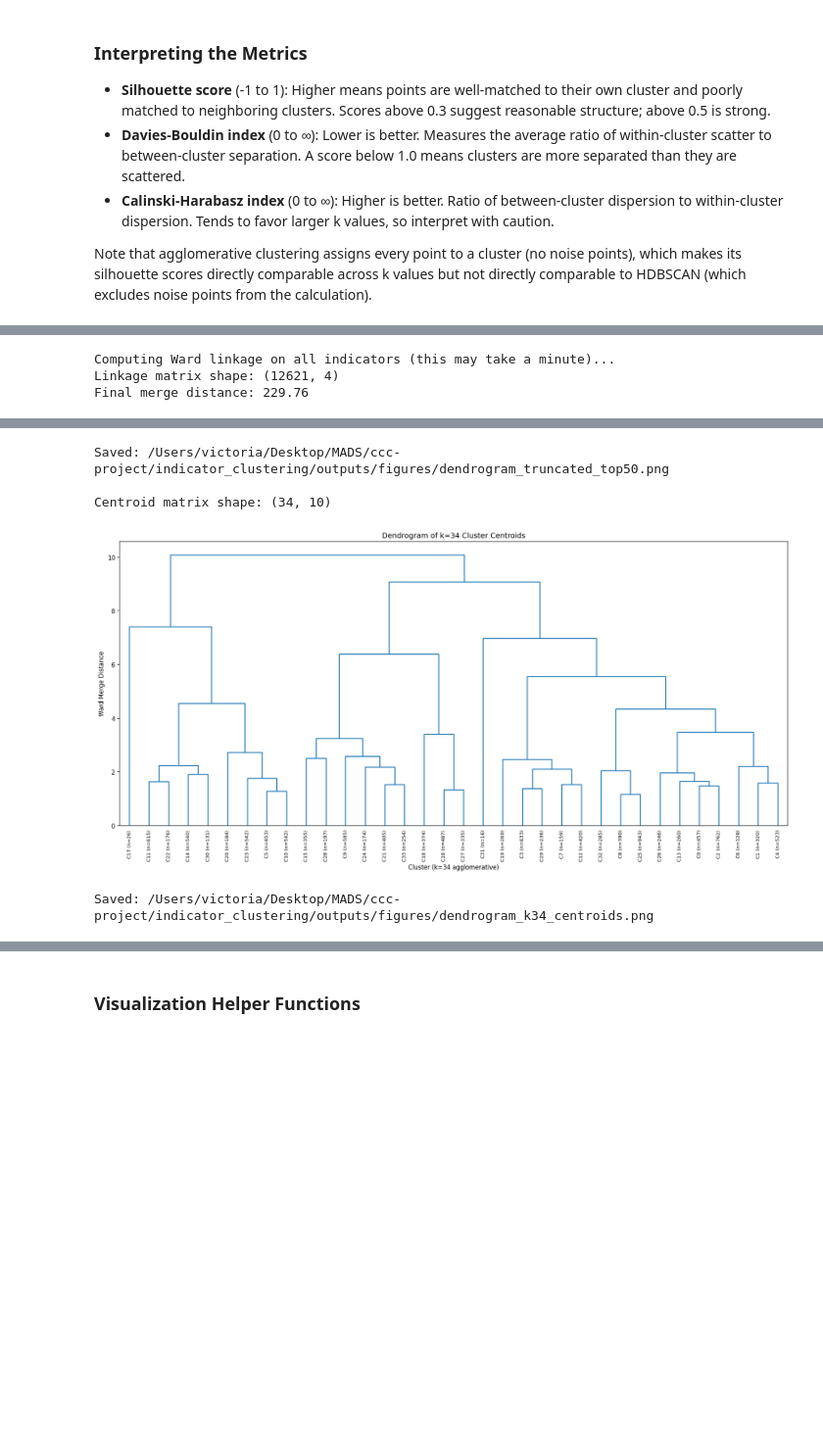
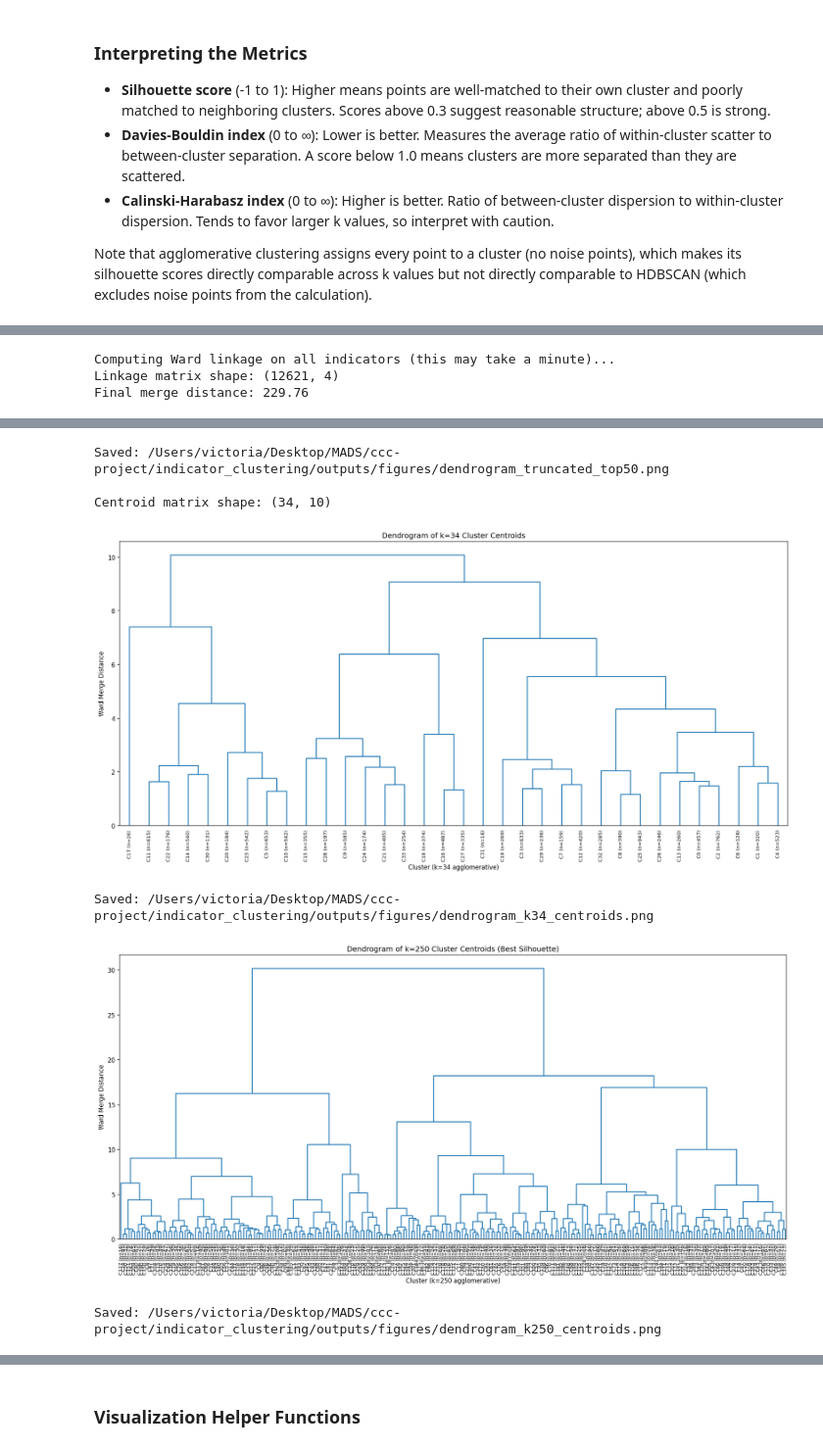
Before and after one commit to vwintumich/ccc-project, a Jupyter notebook: indicator_clustering/notebooks/04_clustering.ipynb, the cells around one changed output, grey strips where cells are left out. Shown at 98% size. Saved outputs shown, nothing was run; the diff lists cells and outputs as text; code cells hidden in the pictures; blank space fills up the shorter version.

```diff
--- a/indicator_clustering/notebooks/04_clustering.ipynb
+++ b/indicator_clustering/notebooks/04_clustering.ipynb
@@ -691,33 +807,71 @@ print(f'\nCentroid matrix shape: {centroids_34.shape}')  # (34, 10)
 Z_centroids = linkage(centroids_34, method='ward')
 
 fig, ax = plt.subplots(figsize=(16, 8))
 dendrogram(
     Z_centroids,
     labels=centroid_labels,
     leaf_rotation=90,
     leaf_font_size=8,
     ax=ax,
     color_threshold=0,
 )
 ax.set_xlabel('Cluster (k=34 agglomerative)')
 ax.set_ylabel('Ward Merge Distance')
 ax.set_title('Dendrogram of k=34 Cluster Centroids')
 
 plt.tight_layout()
 fig.savefig(FIGURES_DIR / 'dendrogram_k34_centroids.png', dpi=150,
             bbox_inches='tight')
 plt.show()
 print(f'Saved: {FIGURES_DIR / "dendrogram_k34_centroids.png"}')
+
+# --- Approach C (conditional): Best Silhouette k Centroid Dendrogram ---
+# If the metrics sweep found a best-silhouette k different from 34,
+# produce an additional centroid dendrogram for that k value.
+if best_sil_k != 34:
+    best_k_labels = agglo_labels_dict[best_sil_k]
+    n_best_clusters = len(set(best_k_labels))
+    centroids_best = np.array([
+        embeddings_10d[best_k_labels == cl].mean(axis=0)
+        for cl in range(n_best_clusters)
+    ])
+    sizes_best = [int((best_k_labels == cl).sum()) for cl in range(n_best_clusters)]
+    labels_best = [f'C{cl} (n={sz})' for cl, sz in enumerate(sizes_best)]
+
+    Z_best = linkage(centroids_best, method='ward')
+
+    fig, ax = plt.subplots(figsize=(16, 8))
+    dendrogram(
+        Z_best,
+        labels=labels_best,
+        leaf_rotation=90,
+        leaf_font_size=8,
+        ax=ax,
+        color_threshold=0,
+    )
+    ax.set_xlabel(f'Cluster (k={best_sil_k} agglomerative)')
+    ax.set_ylabel('Ward Merge Distance')
+    ax.set_title(f'Dendrogram of k={best_sil_k} Cluster Centroids (Best Silhouette)')
+
+    plt.tight_layout()
+    fig.savefig(FIGURES_DIR / f'dendrogram_k{best_sil_k}_centroids.png', dpi=150,
+                bbox_inches='tight')
+    plt.show()
+    print(f'Saved: {FIGURES_DIR / f"dendrogram_k{best_sil_k}_centroids.png"}')
+else:
+    print(f'Best silhouette k ({best_sil_k}) equals 34 — no additional dendrogram needed.')
 # %% [output]
 Computing Ward linkage on all indicators (this may take a minute)...
 Linkage matrix shape: (12621, 4)
 Final merge distance: 229.76
 [figure]
 Saved: /Users/victoria/Desktop/MADS/ccc-project/indicator_clustering/outputs/figures/dendrogram_truncated_top50.png
 
 Centroid matrix shape: (34, 10)
 [figure]
 Saved: /Users/victoria/Desktop/MADS/ccc-project/indicator_clustering/outputs/figures/dendrogram_k34_centroids.png
+[figure, added]
+Saved: /Users/victoria/Desktop/MADS/ccc-project/indicator_clustering/outputs/figures/dendrogram_k250_centroids.png
 # %% [markdown]
 ---
 ## Section 5: Cluster Visualization
```
Also changed, not shown: parts of 23 cells of this notebook.
